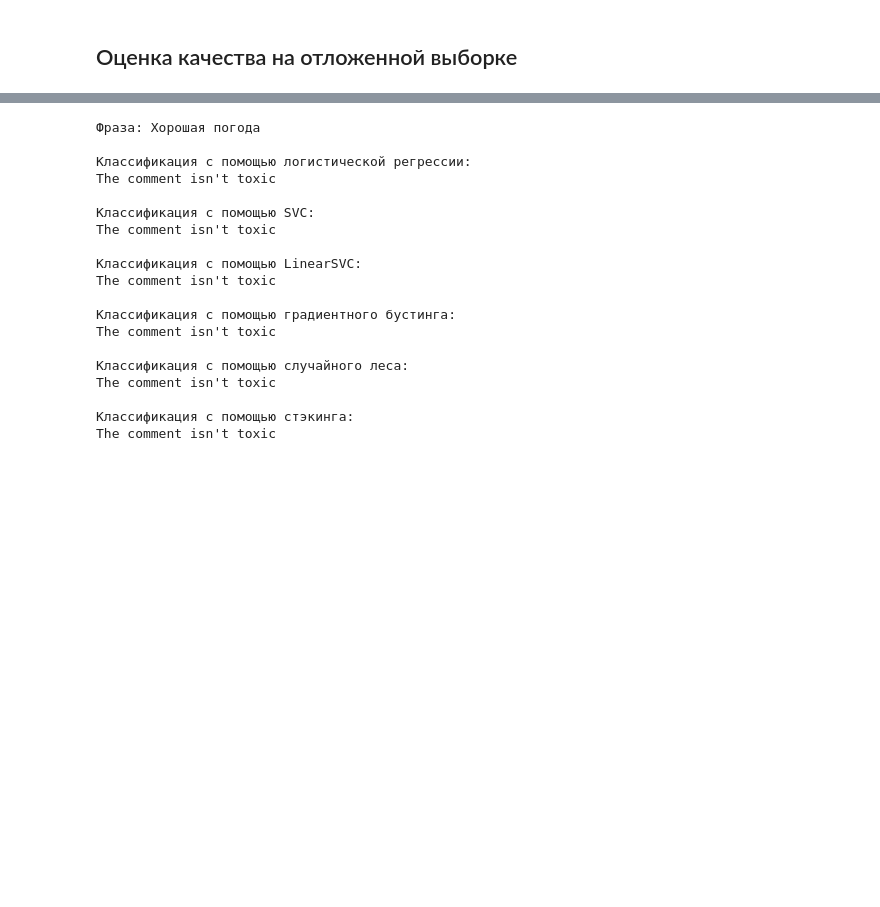
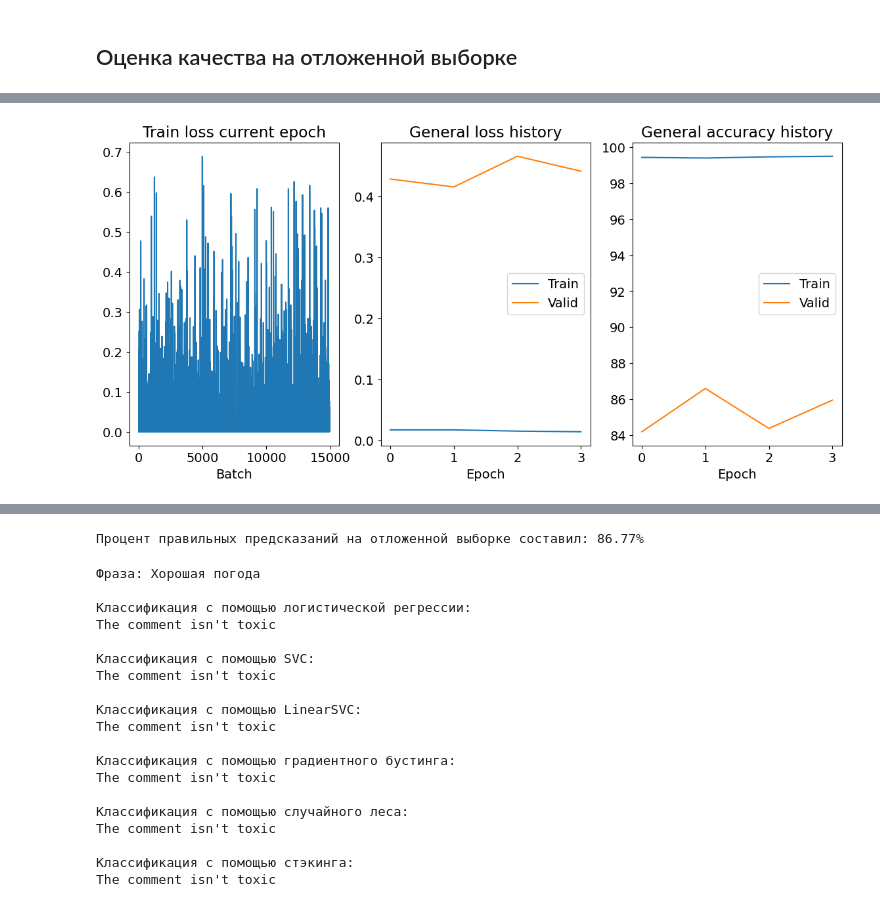
Before and after one commit to Denis-R-V/Toxic_comments, a Jupyter notebook: toxic_comments.ipynb, the cells around one changed output, grey strips where cells are left out. Cells and saved outputs as stored; diff of their text form; code cells hidden in the pictures; blank space fills up the shorter version.

```diff
--- a/toxic_comments.ipynb
+++ b/toxic_comments.ipynb
@@ -518,0 +507,8 @@ print('Процент правильных предсказаний на отл
+# %%
+train_ext_sentences = pretrain_sentences + train_sentences
+train_ext_gt = pretrain_gt + train_gt
+# %%
+train_ext_tokenized = [tokenizer.tokenize(sent) for sent in train_ext_sentences]
+train_ext_inputs, train_ext_masks = make_inputs_and_masks(train_ext_tokenized)
+train_ext_labels = torch.tensor(train_ext_gt)
+train_ext_labels
@@ -518,0 +540,12 @@ print('Процент правильных предсказаний на отл
+# %%
+train_ext_data = TensorDataset(train_ext_inputs, train_ext_masks, train_ext_labels)
+train_ext_dataloader = DataLoader(train_ext_data,
+                                 sampler=RandomSampler(train_ext_data),
+                                 batch_size=BATCH_SIZE
+                                 )
+# %%
+MODEL_NAME = 'BERT_CLS_TOXIC_EXP.pt'
+
+train_eval_loop(model, train_ext_dataloader, validation_dataloader, model_name=MODEL_NAME, N_EPOCHS=5)
+# %% [output]
+[figure, added]
@@ -519,3 +555,11 @@ print('Процент правильных предсказаний на отл
+# %%
+#Мы загружаем наши «лучшие» параметры и добиваемся большей точности при тестировании, чем достигали все предыдущие модели.
+model.load_state_dict(torch.load('BERT_CLS_TOXIC_EXP.pt'))
+
+_, test_accuracy = evaluate(model, test_dataloader)
+print('Процент правильных предсказаний на отложенной выборке составил: {0:.2f}%'.format(test_accuracy))
+# %% [output]
+Процент правильных предсказаний на отложенной выборке составил: 86.77%
 # %%
 tfidf
 
```
Also changed, not shown: parts of 44 cells of this notebook, 1 other file.
